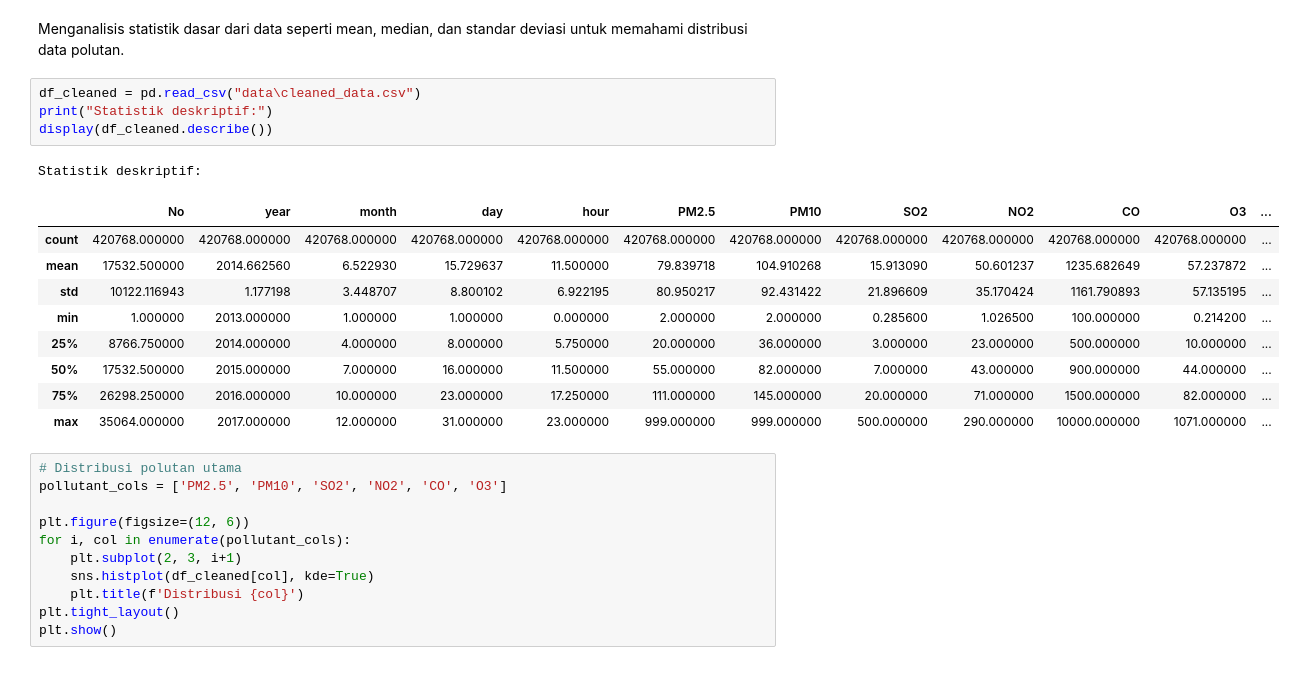
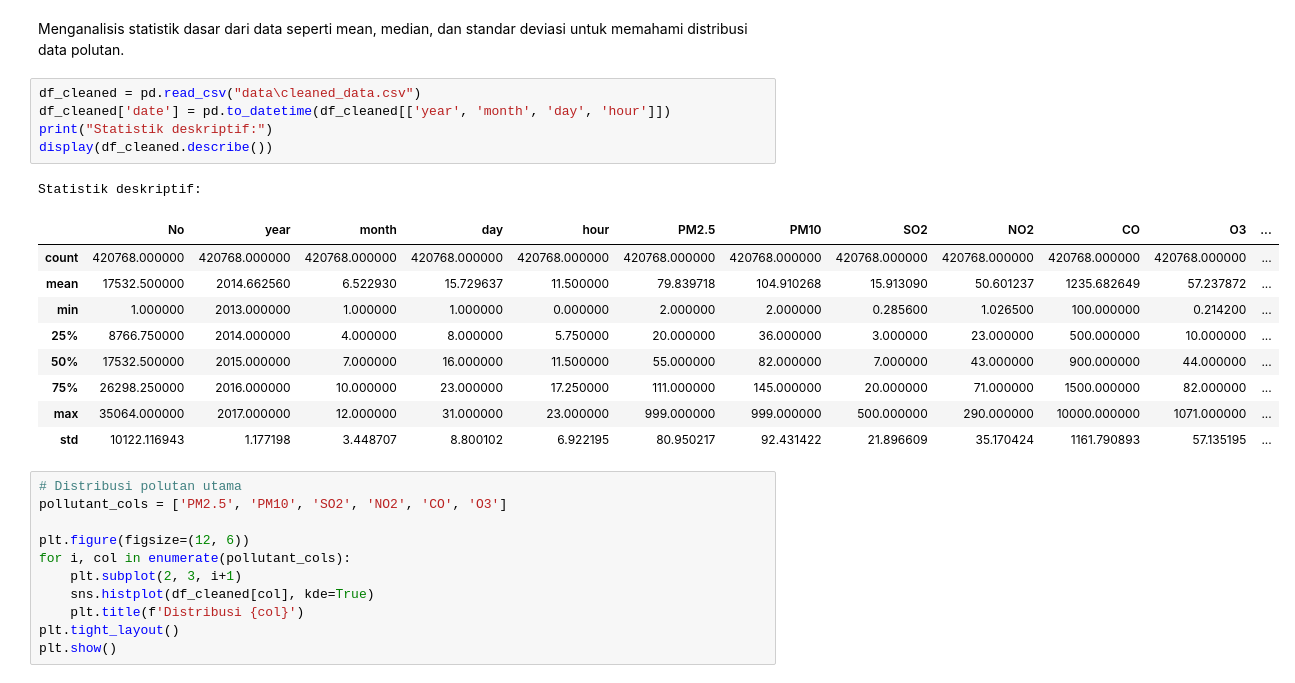
Before and after one commit to adenurchalisa/Air-Quality-Analysis, a Jupyter notebook: air_quality_analysis.ipynb, the cells around one changed output. Saved outputs shown, nothing was run; the diff lists cells and outputs as text.

```diff
--- a/air_quality_analysis.ipynb
+++ b/air_quality_analysis.ipynb
@@ -432,19 +432,20 @@ Data bersih telah disimpan di cleaned_data.csv
 Menganalisis statistik dasar dari data seperti mean, median, dan standar deviasi untuk memahami distribusi data polutan.
 # %%
 df_cleaned = pd.read_csv("data\cleaned_data.csv")
+df_cleaned['date'] = pd.to_datetime(df_cleaned[['year', 'month', 'day', 'hour']])
 print("Statistik deskriptif:")
 display(df_cleaned.describe())
 # %% [output]
 Statistik deskriptif:
 |  | No | year | month | day | hour | PM2.5 | PM10 | SO2 | NO2 | CO | O3 | ... |
 | count | 420768.000000 | 420768.000000 | 420768.000000 | 420768.000000 | 420768.000000 | 420768.000000 | 420768.000000 | 420768.000000 | 420768.000000 | 420768.000000 | 420768.000000 | ... |
 | mean | 17532.500000 | 2014.662560 | 6.522930 | 15.729637 | 11.500000 | 79.839718 | 104.910268 | 15.913090 | 50.601237 | 1235.682649 | 57.237872 | ... |
-| std | 10122.116943 | 1.177198 | 3.448707 | 8.800102 | 6.922195 | 80.950217 | 92.431422 | 21.896609 | 35.170424 | 1161.790893 | 57.135195 | ... |
 | min | 1.000000 | 2013.000000 | 1.000000 | 1.000000 | 0.000000 | 2.000000 | 2.000000 | 0.285600 | 1.026500 | 100.000000 | 0.214200 | ... |
 | 25% | 8766.750000 | 2014.000000 | 4.000000 | 8.000000 | 5.750000 | 20.000000 | 36.000000 | 3.000000 | 23.000000 | 500.000000 | 10.000000 | ... |
 | 50% | 17532.500000 | 2015.000000 | 7.000000 | 16.000000 | 11.500000 | 55.000000 | 82.000000 | 7.000000 | 43.000000 | 900.000000 | 44.000000 | ... |
 | 75% | 26298.250000 | 2016.000000 | 10.000000 | 23.000000 | 17.250000 | 111.000000 | 145.000000 | 20.000000 | 71.000000 | 1500.000000 | 82.000000 | ... |
 | max | 35064.000000 | 2017.000000 | 12.000000 | 31.000000 | 23.000000 | 999.000000 | 999.000000 | 500.000000 | 290.000000 | 10000.000000 | 1071.000000 | ... |
+| std | 10122.116943 | 1.177198 | 3.448707 | 8.800102 | 6.922195 | 80.950217 | 92.431422 | 21.896609 | 35.170424 | 1161.790893 | 57.135195 | ... |
 # %%
 # Distribusi polutan utama
 pollutant_cols = ['PM2.5', 'PM10', 'SO2', 'NO2', 'CO', 'O3']
```
Also changed, not shown: parts of 3 cells of this notebook, 1 other file.
